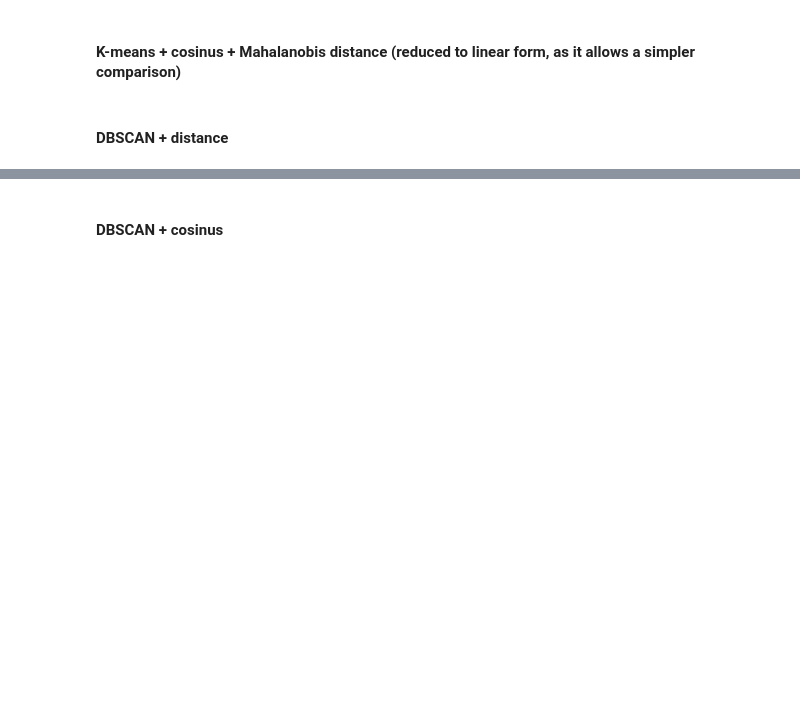
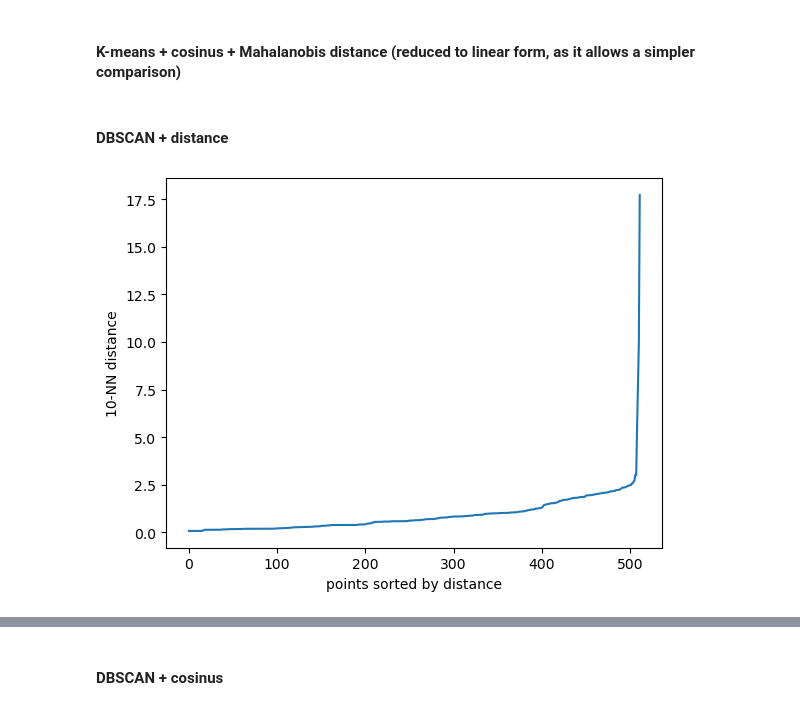
Before and after one commit to BeNNeTTcik/undersampling_data, a Jupyter notebook: notebooks/ssh_km&dbscan.ipynb, the cells around one changed output, grey strips where cells are left out. Drawn from its saved outputs; the diff is of its cells as text; code cells hidden in the pictures; blank space fills up the shorter version.

```diff
--- a/notebooks/ssh_km&dbscan.ipynb
+++ b/notebooks/ssh_km&dbscan.ipynb
@@ -579,3 +425,32 @@ for (name, (X_train, y_train)), (_, compare_df) in zip(data.items(), compare.ite
     print(f"Num duplicates: {df_[name].duplicated().sum()}")
 # %% [markdown]
 #### DBSCAN + distance
+# %%
+#standard scaler
+scaler = StandardScaler()
+#columns to scale
+columns = mix_data.columns.difference(["user", "target", "source", "is_private", "is_failure", "is_valid", "is_root", "first"])
+#copy data to scale
+mix_data_scaled = mix_data.copy()
+smote_data_scaled = smote_data.copy()
+GAN_data_scaled = GAN_data.copy()
+borderline_data_scaled = borderline_data.copy()
+#rescale data
+mix_data_scaled[columns] = scaler.fit_transform(mix_data[columns])
+smote_data_scaled[columns] = scaler.fit_transform(smote_data[columns])
+GAN_data_scaled[columns] = scaler.fit_transform(GAN_data[columns])
+borderline_data_scaled[columns] = scaler.fit_transform(borderline_data[columns])
+# %%
+dbscan = DBSCAN(eps=2, min_samples=10)
+k=10
+nn = NearestNeighbors(n_neighbors=k)
+X_mix_data_scaled = mix_data_scaled.drop(columns=["target", "source", "user"])
+nn.fit(X_mix_data_scaled)
+distances, _ = nn.kneighbors(X_mix_data_scaled)
+k_dist = np.sort(distances[:, -1])
+plt.plot(k_dist)
+plt.ylabel(f"{k}-NN distance")
+plt.xlabel("points sorted by distance")
+plt.show()
+# %% [output]
+[figure, added]
```
Also changed, not shown: parts of 6 cells of this notebook.
